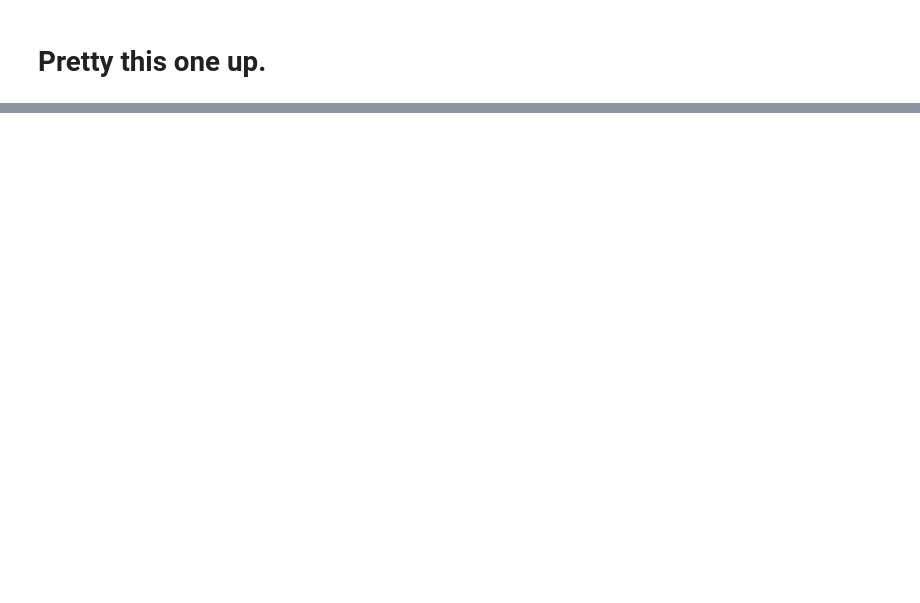
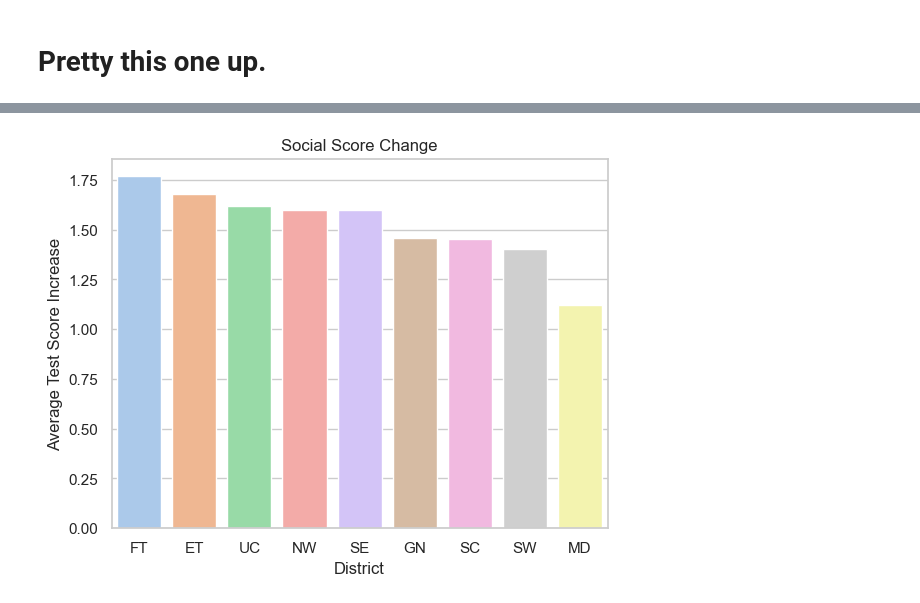
Before and after one commit to jwhankins177/Tennessee-Early-Intervention-System, a Jupyter notebook: notebooks/JH_notebook_CB.ipynb, the cells around one changed output, grey strips where cells are left out. Saved outputs shown, nothing was run; the diff lists cells and outputs as text; code cells hidden in the pictures; blank space fills up the shorter version.

```diff
--- a/notebooks/JH_notebook_CB.ipynb
+++ b/notebooks/JH_notebook_CB.ipynb
@@ -206,2 +680,10 @@ sns.barplot(data=poe, x='district', y='app_action_change',\
+# %%
+sns.barplot(data=poe, x='district', y='social_change',\
+            order= ('FT','ET','UC','NW','SE','GN','SC','SW','MD'),ci=None)
+a = plt.xlabel('District')
+a = plt.ylabel('Average Test Score Increase')
+a = plt.title('Social Score Change')
+# %% [output]
+[figure, added]
 # %%
 sns.barplot(data=poe1, x='elig_cat', y='app_action_change')
```
Also changed, not shown: parts of 51 cells of this notebook, 1 other file.
